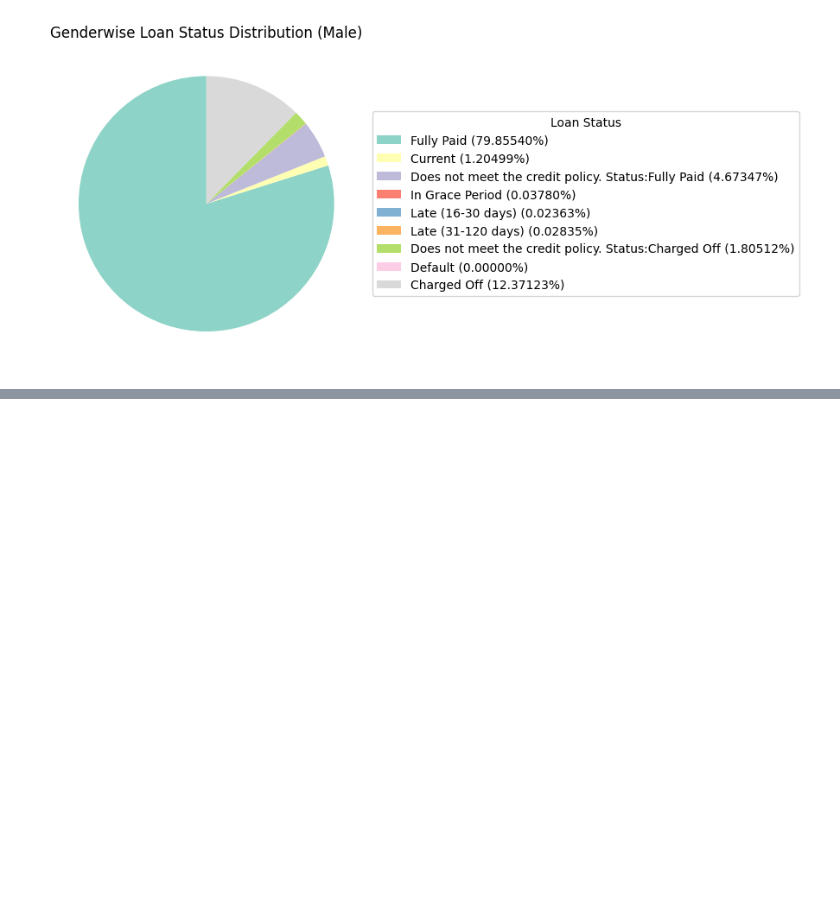
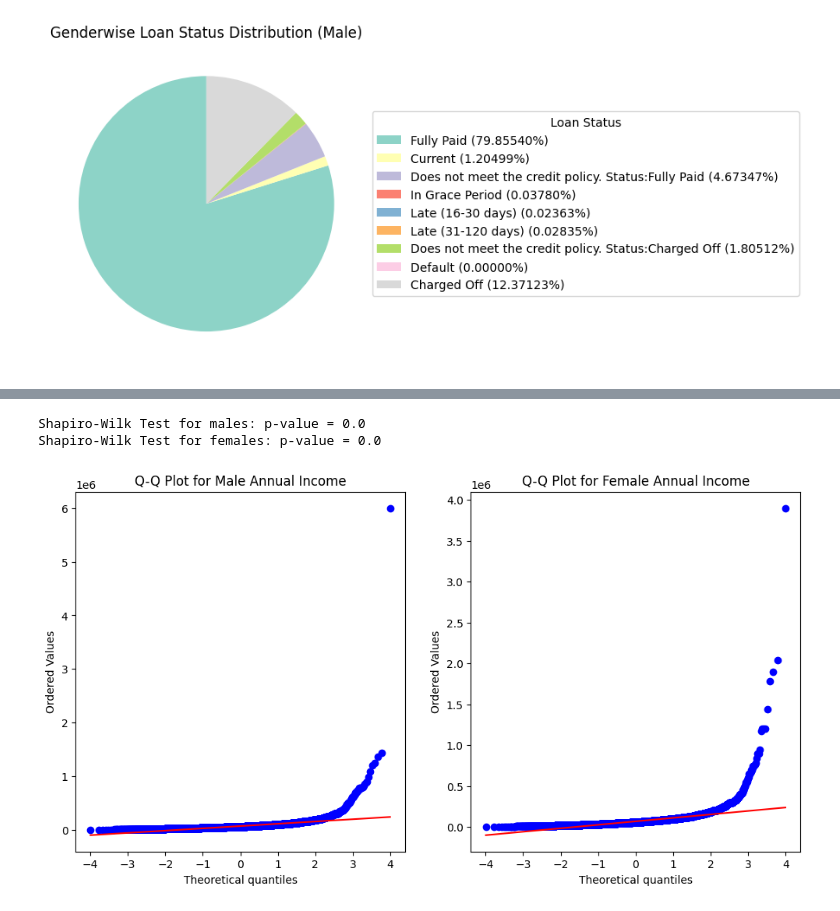
Before and after one commit to unnati026/JPMC-Case-Study, a Jupyter notebook: eda.ipynb, the cells around one changed output, grey strips where cells are left out. Saved outputs shown, nothing was run; the diff lists cells and outputs as text; code cells hidden in the pictures; blank space fills up the shorter version.

```diff
--- a/eda.ipynb
+++ b/eda.ipynb
@@ -322,0 +423,28 @@ for gender, data in gender_status_counts.iterrows():
+# %%
+# Separate data by gender
+male_data = df[df['gender'] == 'Male']['annual_inc']
+female_data = df[df['gender'] == 'Female']['annual_inc']
+
+# Shapiro-Wilk Test for normality
+shapiro_male = stats.shapiro(male_data)
+shapiro_female = stats.shapiro(female_data)
+
+print(f"Shapiro-Wilk Test for males: p-value = {shapiro_male.pvalue}")
+print(f"Shapiro-Wilk Test for females: p-value = {shapiro_female.pvalue}")
+
+# Q-Q Plots
+fig, axs = plt.subplots(1, 2, figsize=(12, 6))
+
+# Q-Q plot for male data
+stats.probplot(male_data, dist="norm", plot=axs[0])
+axs[0].set_title("Q-Q Plot for Male Annual Income")
+
+# Q-Q plot for female data
+stats.probplot(female_data, dist="norm", plot=axs[1])
+axs[1].set_title("Q-Q Plot for Female Annual Income")
+
+plt.show()
+# %% [output]
+Shapiro-Wilk Test for males: p-value = 0.0
+Shapiro-Wilk Test for females: p-value = 0.0
+[figure, added]
```
Also changed, not shown: parts of 16 cells of this notebook.
